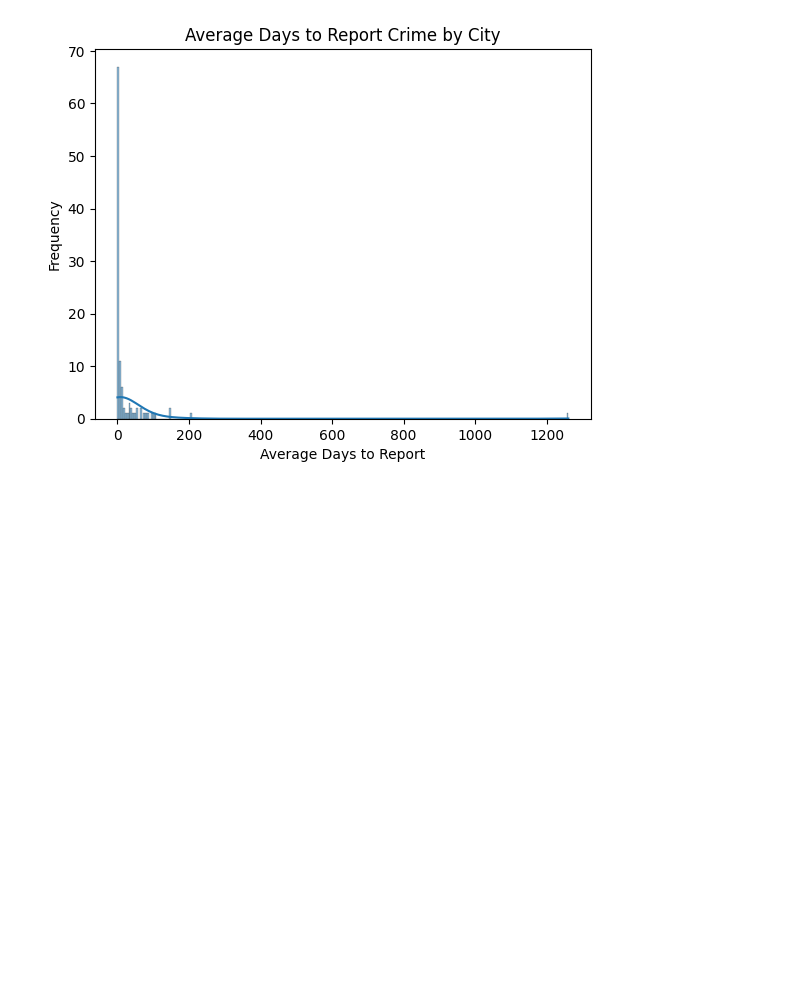
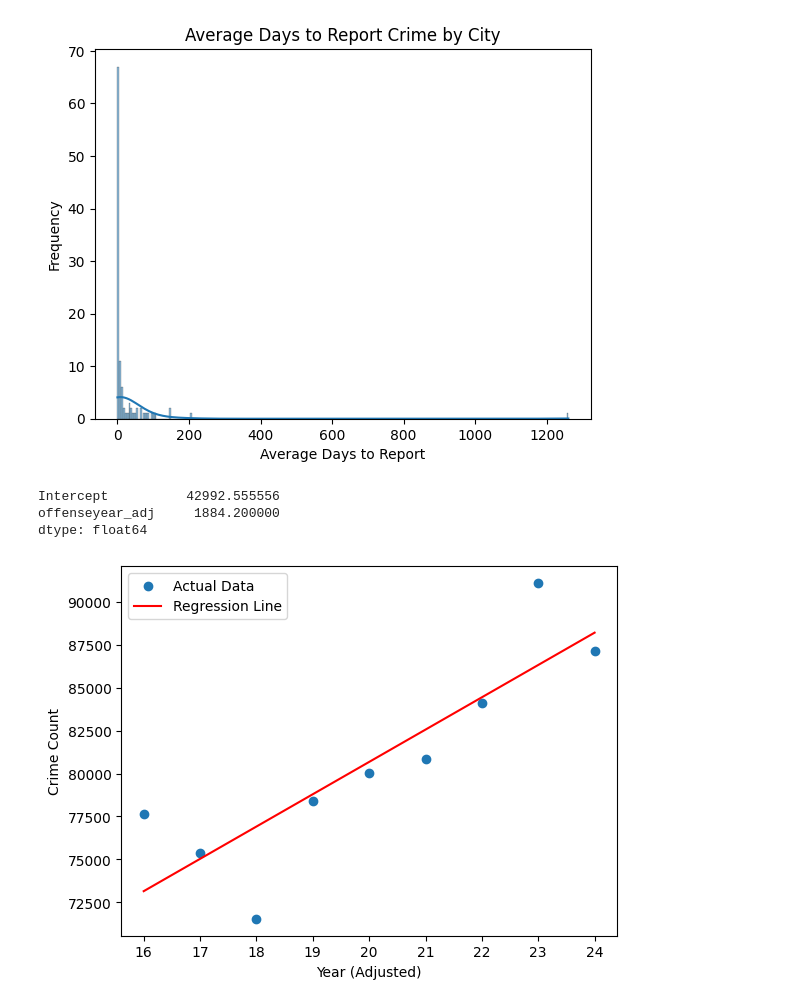
Before and after one commit to Jmillerd/City-of-Cleveland-Crime-Analysis, a Jupyter notebook: cleveland_crime_analysis.ipynb, the cells around one changed output. Cells and saved outputs as stored; diff of their text form; code cells hidden in the pictures; blank space fills up the shorter version.

```diff
--- a/cleveland_crime_analysis.ipynb
+++ b/cleveland_crime_analysis.ipynb
@@ -407,3 +407,48 @@ plt.title("Average Days to Report Crime by City")
 plt.show()
 # %% [output]
 [figure]
+# %%
+# Load libraries
+import pandas as pd
+import numpy as np
+import matplotlib.pyplot as plt
+import statsmodels.api as sm
+
+df_query = """
+SELECT offenseyear, COUNT(*) AS crime_count
+FROM crime_data
+WHERE offenseyear >= 2016 AND offenseyear < 2025
+GROUP BY offenseyear;
+"""
+
+# Fetch data using a cursor (Prevents SQLAlchemy Warning)
+with conn.cursor() as cursor:
+    cursor.execute(df_query)
+    data = pd.DataFrame(cursor.fetchall(), columns=[desc[0] for desc in cursor.description])
+
+# Ensure offenseyear and crime_count are numeric
+data["offenseyear"] = data["offenseyear"].astype(int)
+data["crime_count"] = data["crime_count"].astype(int)
+
+# Adjust offenseyear to prevent large coefficients in regression
+data["offenseyear_adj"] = data["offenseyear"] - 2000
+
+# Create the regression model
+model = sm.OLS.from_formula('crime_count ~ offenseyear_adj', data=data)
+results = model.fit()
+
+# Print regression coefficients
+print(results.params)
+
+# Create the plot
+plt.scatter(data["offenseyear_adj"], data["crime_count"], label="Actual Data")
+plt.plot(data["offenseyear_adj"], results.predict(data["offenseyear_adj"]), color='red', label="Regression Line")
+plt.xlabel("Year (Adjusted)")
+plt.ylabel("Crime Count")
+plt.legend()
+plt.show()
+# %% [output]
+Intercept          42992.555556
+offenseyear_adj     1884.200000
+dtype: float64
+[figure, added]
```
Also changed, not shown: parts of 2 cells of this notebook, 1 other file.
